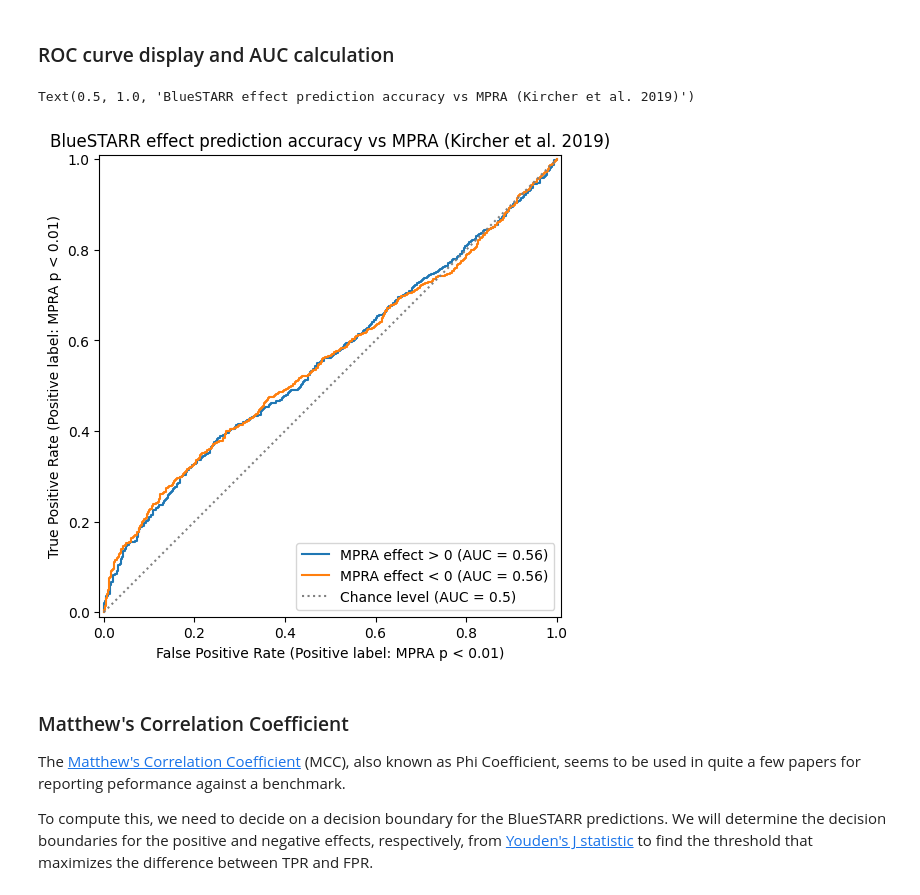
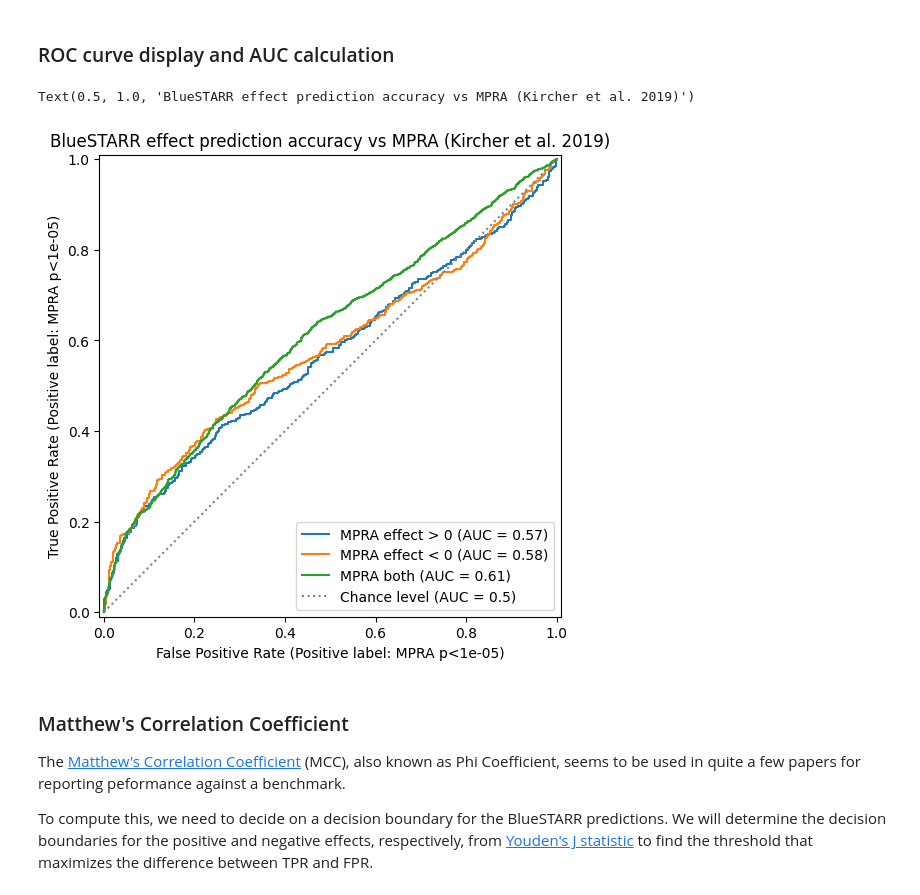
Before and after one commit to Duke-IGVF/BlueSTARR-viz, a Jupyter notebook: preds/Kircher-vs-BlueSTARR-preds.ipynb, the cells around one changed output. Drawn from its saved outputs; the diff is of its cells as text; code cells hidden in the pictures.

```diff
--- a/preds/Kircher-vs-BlueSTARR-preds.ipynb
+++ b/preds/Kircher-vs-BlueSTARR-preds.ipynb
@@ -65,7 +67,8 @@ blue_kircher = duckdb.sql(
     "select k.chrom, k.allele_pos, k.ref_allele, k.alt_allele, "
     "m.ref_allele as blue_ref_allele, m.log2FC, "
     "last(k.Value order by abs(k.Value)) as mpra_max_log2effect, "
-    "last(k.p_value order by abs(k.Value)) as mpra_p_value "
+    "last(k.p_value order by abs(k.Value)) as mpra_p_value, "
+    "last(k.Tags order by abs(k.Value)) as mpra_tags "
     "from mut_data k, mutpreds m "
     "where k.chrom = m.chrom "
     "and k.allele_pos = m.allele_pos and k.alt_allele = m.allele "
@@ -110 +113,3 @@ First we'll look at BlueSTARR predictions vs MPRA effect sizes over the entire r
+# %%
+bk_df['mpra_log10_pval'] = np.log10(bk_df['mpra_p_value']+1e-20)
 # %%
@@ -139,14 +137,19 @@ Pval_neg = 0.2
 # %%
-pos_label = f"MPRA p < {Pval_pos}"
-neg_label = f"MPRA p > {Pval_neg}"
+pos_label = f"MPRA p<{Pval_pos}"
+neg_label = f"MPRA p>{Pval_neg}"
 bk_df['label'] = None
-bk_df.loc[bk_df['mpra_p_value'] < Pval_pos, 'label'] = pos_label
-bk_df.loc[bk_df['mpra_p_value'] > Pval_neg, 'label'] = neg_label
+bk_df.loc[(bk_df['mpra_p_value'] < Pval_pos) &
+          (bk_df['mpra_tags'] >= 10), 'label'] = pos_label
+bk_df.loc[(bk_df['mpra_p_value'] > Pval_neg) &
+          (bk_df['mpra_max_log2effect'].abs() < 0.05) &
+          (bk_df['mpra_tags'] >= 10), 'label'] = neg_label
 # %% [markdown]
 ### Subset predictions into those with positive and negative effects
 # %%
-bk_df_pos = bk_df.loc[bk_df['label'].notna() & (bk_df['mpra_max_log2effect'] > 0)]
+bk_df_pos = bk_df.loc[bk_df['label'].notna() & (bk_df['mpra_max_log2effect'] >= 0)]
 bk_df_neg = bk_df.loc[bk_df['label'].notna() & (bk_df['mpra_max_log2effect'] < 0)]
+bk_df['abs_log2FC'] = bk_df['log2FC'].abs()
+bk_df_all = bk_df.loc[bk_df['label'].notna()]
 # %% [markdown]
 How many positives and negatives do we have?
 # %%
@@ -170,18 +190,22 @@ from sklearn.metrics import RocCurveDisplay, roc_curve, matthews_corrcoef
 # %%
 fig, ax = plt.subplots(figsize=(6, 6))
 roc_pos = RocCurveDisplay.from_predictions(
     bk_df_pos['label'],
     bk_df_pos['log2FC'], pos_label=pos_label,
     name='MPRA effect > 0', ax=ax)
 roc_neg = RocCurveDisplay.from_predictions(
     bk_df_neg['label'],
     -bk_df_neg['log2FC'], pos_label=pos_label,
-    name='MPRA effect < 0', ax=ax,
+    name='MPRA effect < 0', ax=ax)
+roc_all = RocCurveDisplay.from_predictions(
+    bk_df_all['label'],
+    bk_df_all['abs_log2FC'], pos_label=pos_label,
+    name='MPRA both', ax=ax,
     plot_chance_level=True, chance_level_kw={'linestyle': 'dotted', 'linewidth': 1.5, 'color': 'gray'})
 ax.set_title('BlueSTARR effect prediction accuracy vs MPRA (Kircher et al. 2019)')
 # %% [output]
 Text(0.5, 1.0, 'BlueSTARR effect prediction accuracy vs MPRA (Kircher et al. 2019)')
-[figure, old version]
+[figure, new version]
 # %% [markdown]
 ### Matthew's Correlation Coefficient
 
```
Also changed, not shown: parts of 16 cells of this notebook.
